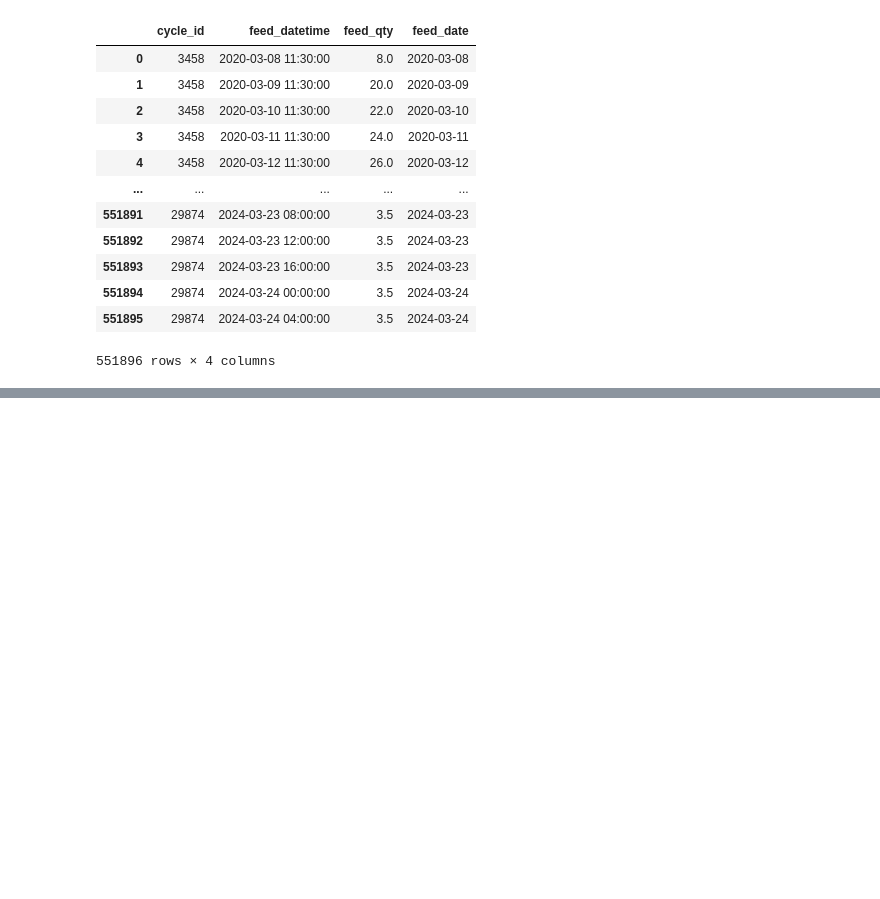
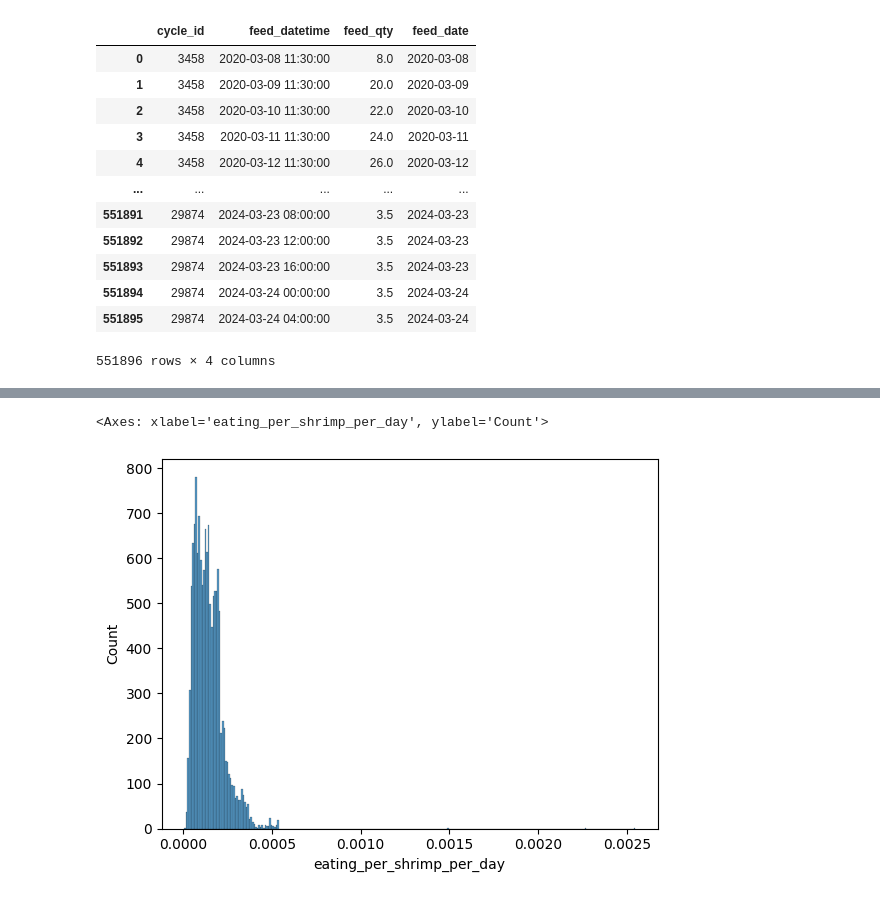
Before and after one commit to Kyunianti19/jala_assignment_test, a Jupyter notebook: analysis.ipynb, the cells around one changed output, grey strips where cells are left out. Cells and saved outputs as stored; diff of their text form; code cells hidden in the pictures; blank space fills up the shorter version.

```diff
--- a/analysis.ipynb
+++ b/analysis.ipynb
@@ -498,0 +546,5 @@ df_SR
+# %%
+sns.histplot(x = df_SR['eating_per_shrimp_per_day'])
+# %% [output]
+<Axes: xlabel='eating_per_shrimp_per_day', ylabel='Count'>
+[figure, added]
```
Also changed, not shown: parts of 30 cells of this notebook.
